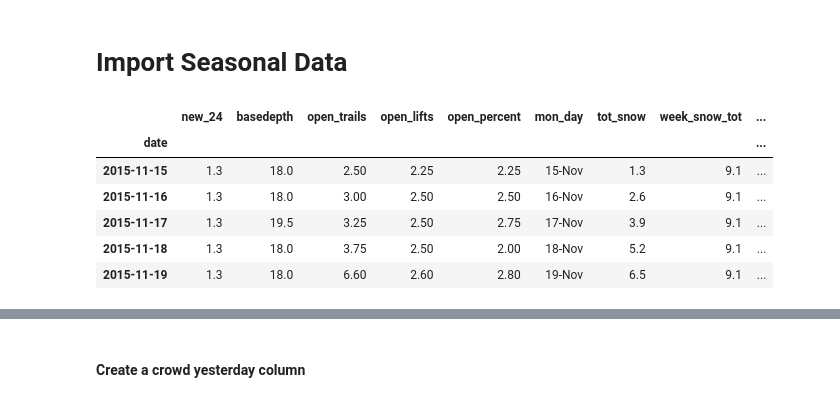
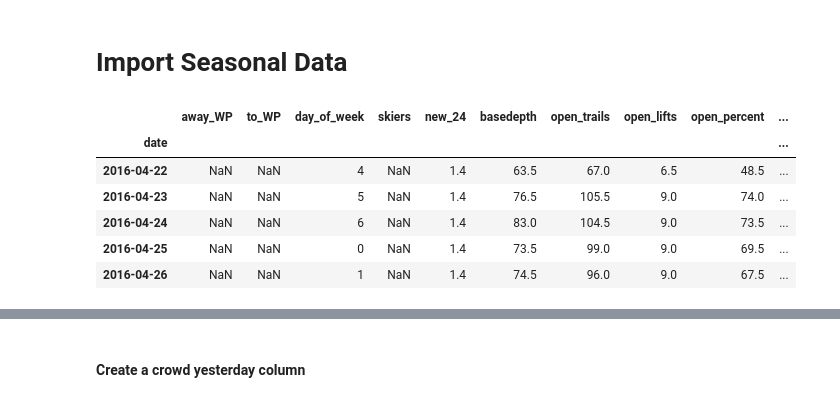
Before and after one commit to balmandhunter/ski_in_solitude, a Jupyter notebook: feature_creation.ipynb, the cells around one changed output, grey strips where cells are left out. Cells and saved outputs as stored; diff of their text form; code cells hidden in the pictures.

```diff
--- a/feature_creation.ipynb
+++ b/feature_creation.ipynb
@@ -24,17 +24,17 @@ The autoreload extension is already loaded. To reload it, use:
 # %% [markdown]
 # Import Seasonal Data
 # %%
-df_all = pd.DataFrame.from_csv('../data_ski_in_solitude/combined_data/2015_snowfall.csv')
+df_all = pd.DataFrame.from_csv('../data_ski_in_solitude/combined_data/combined_15_16.csv')
 # %%
 if type(df_all.day_of_week[0]) != int:
     df_all = day_of_week_col(df_all)
 # %%
-df_all.head()
+df_all.tail()
 # %% [output]
-|  | new_24 | basedepth | open_trails | open_lifts | open_percent | mon_day | tot_snow | week_snow_tot | ... |
-| date |  |  |  |  |  |  |  |  | ... |
-| 2015-11-15 | 1.3 | 18.0 | 2.50 | 2.25 | 2.25 | 15-Nov | 1.3 | 9.1 | ... |
-| 2015-11-16 | 1.3 | 18.0 | 3.00 | 2.50 | 2.50 | 16-Nov | 2.6 | 9.1 | ... |
-| 2015-11-17 | 1.3 | 19.5 | 3.25 | 2.50 | 2.75 | 17-Nov | 3.9 | 9.1 | ... |
-| 2015-11-18 | 1.3 | 18.0 | 3.75 | 2.50 | 2.00 | 18-Nov | 5.2 | 9.1 | ... |
-| 2015-11-19 | 1.3 | 18.0 | 6.60 | 2.60 | 2.80 | 19-Nov | 6.5 | 9.1 | ... |
+|  | away_WP | to_WP | day_of_week | skiers | new_24 | basedepth | open_trails | open_lifts | open_percent | ... |
+| date |  |  |  |  |  |  |  |  |  | ... |
+| 2016-04-22 | NaN | NaN | 4 | NaN | 1.4 | 63.5 | 67.0 | 6.5 | 48.5 | ... |
+| 2016-04-23 | NaN | NaN | 5 | NaN | 1.4 | 76.5 | 105.5 | 9.0 | 74.0 | ... |
+| 2016-04-24 | NaN | NaN | 6 | NaN | 1.4 | 83.0 | 104.5 | 9.0 | 73.5 | ... |
+| 2016-04-25 | NaN | NaN | 0 | NaN | 1.4 | 73.5 | 99.0 | 9.0 | 69.5 | ... |
+| 2016-04-26 | NaN | NaN | 1 | NaN | 1.4 | 74.5 | 96.0 | 9.0 | 67.5 | ... |
```
Also changed, not shown: parts of 23 cells of this notebook, 3 other files.
